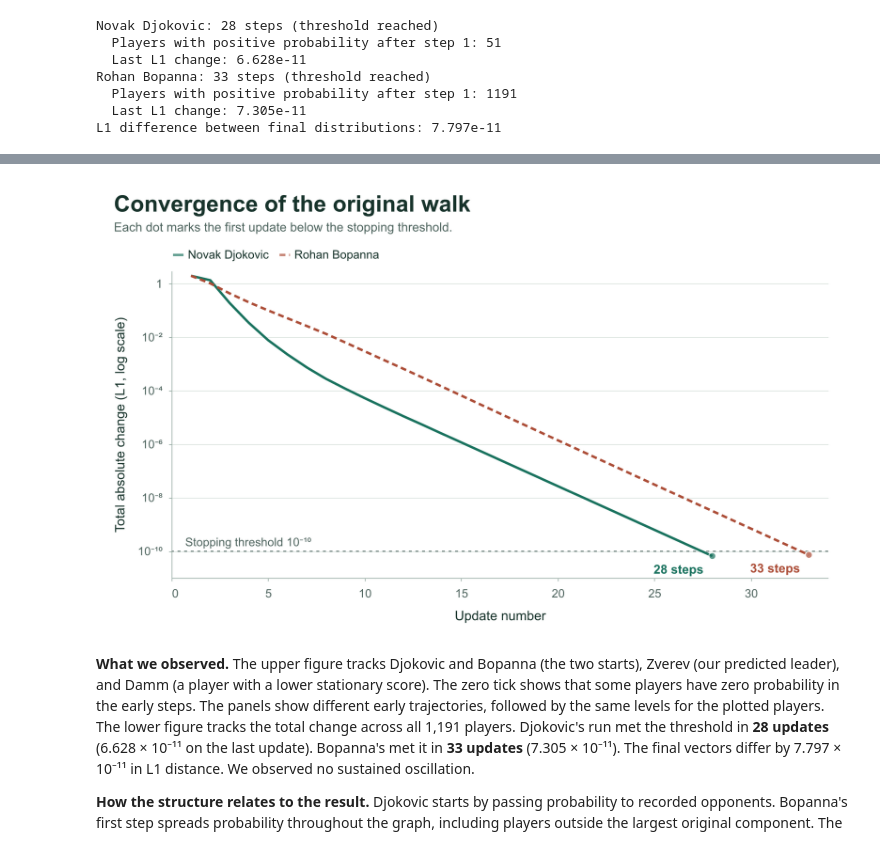
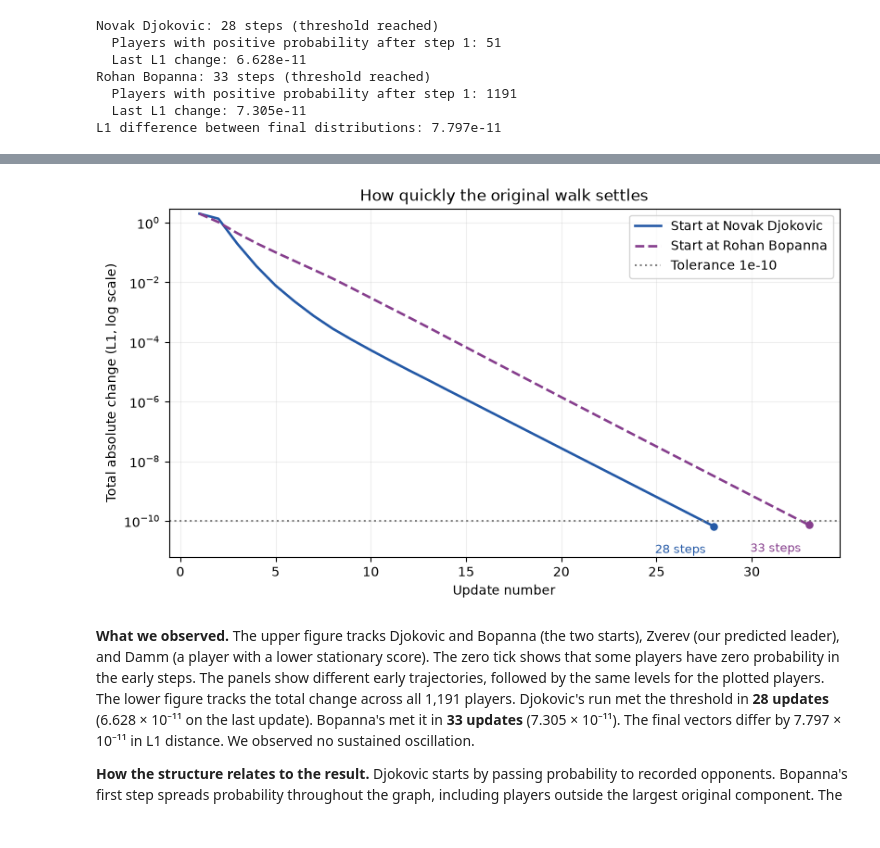
Before and after one commit to ismatovamargarita-png/Computer-Programming-I-Project, a Jupyter notebook: ATP_Tennis_Tasks_3_and_4.ipynb, the cells around one changed output, grey strips where cells are left out. Cells and saved outputs as stored; diff of their text form; code cells hidden in the pictures.

```diff
--- a/ATP_Tennis_Tasks_3_and_4.ipynb
+++ b/ATP_Tennis_Tasks_3_and_4.ipynb
@@ -169,4 +163,5 @@ We plot the L1 change after each update. The horizontal dashed line marks the st
 # %%
 convergence_figure = plot_convergence(runs, tolerance=TOLERANCE)
-display(Image(data=chart_png(convergence_figure, scale=2), width=1000))
+display(convergence_figure)
+plt.close(convergence_figure)
 # %% [output]
@@ -190,4 +168,4 @@ display(Image(data=chart_png(convergence_figure, scale=2), width=1000))
-[figure, old version]
+[figure, new version]
 # %% [markdown]
 **What we observed.** The upper figure tracks Djokovic and Bopanna (the two starts), Zverev (our predicted leader), and Damm (a player with a lower stationary score). The zero tick shows that some players have zero probability in the early steps. The panels show different early trajectories, followed by the same levels for the plotted players. The lower figure tracks the total change across all 1,191 players. Djokovic's run met the threshold in **28 updates** (6.628 × 10⁻¹¹ on the last update). Bopanna's met it in **33 updates** (7.305 × 10⁻¹¹). The final vectors differ by 7.797 × 10⁻¹¹ in L1 distance. We observed no sustained oscillation.
 
```
Also changed, not shown: parts of 7 cells of this notebook, 9 other files.
